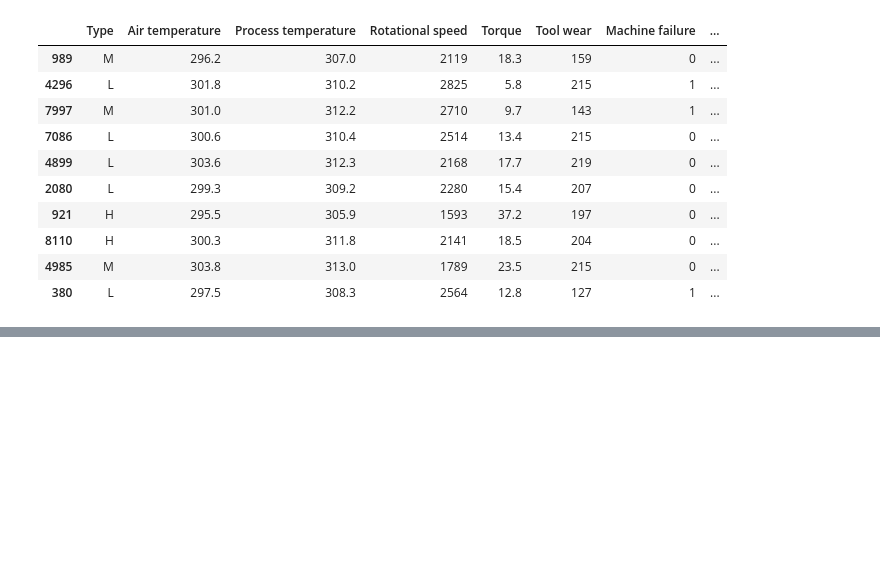
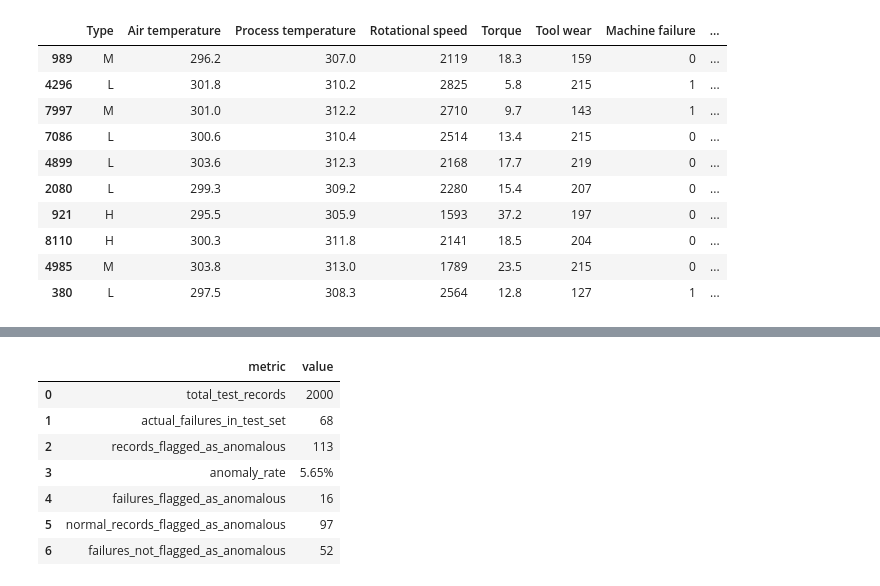
Before and after one commit to dipenpatel1/xai-predictive-maintenance, a Jupyter notebook: src/anomaly_detection/anomaly_detection.ipynb, the cells around one changed output, grey strips where cells are left out. Cells and saved outputs as stored; diff of their text form; code cells hidden in the pictures; blank space fills up the shorter version.

Commit message:
Milestone 1 anomaly detection

```diff
--- a/src/anomaly_detection/anomaly_detection.ipynb
+++ b/src/anomaly_detection/anomaly_detection.ipynb
@@ -327,0 +348,38 @@ Suggested questions:
+# %%
+actual_failures = (y_test == 1).sum()
+flagged_anomalies = anomaly_flag.sum()
+failures_flagged_as_anomalies = ((y_test == 1) & (anomaly_flag == 1)).sum()
+normal_records_flagged_as_anomalies = ((y_test == 0) & (anomaly_flag == 1)).sum()
+failures_not_flagged = ((y_test == 1) & (anomaly_flag == 0)).sum()
+
+summary_metrics = pd.DataFrame({
+    'metric': [
+        'total_test_records',
+        'actual_failures_in_test_set',
+        'records_flagged_as_anomalous',
+        'anomaly_rate',
+        'failures_flagged_as_anomalous',
+        'normal_records_flagged_as_anomalous',
+        'failures_not_flagged_as_anomalous'
+    ],
+    'value': [
+        len(y_test),
+        actual_failures,
+        flagged_anomalies,
+        f'{anomaly_flag.mean():.2%}',
+        failures_flagged_as_anomalies,
+        normal_records_flagged_as_anomalies,
+        failures_not_flagged
+    ]
+})
+
+summary_metrics
+# %% [output]
+|  | metric | value |
+| 0 | total_test_records | 2000 |
+| 1 | actual_failures_in_test_set | 68 |
+| 2 | records_flagged_as_anomalous | 113 |
+| 3 | anomaly_rate | 5.65% |
+| 4 | failures_flagged_as_anomalous | 16 |
+| 5 | normal_records_flagged_as_anomalous | 97 |
+| 6 | failures_not_flagged_as_anomalous | 52 |
```
Also changed, not shown: parts of 8 cells of this notebook.
